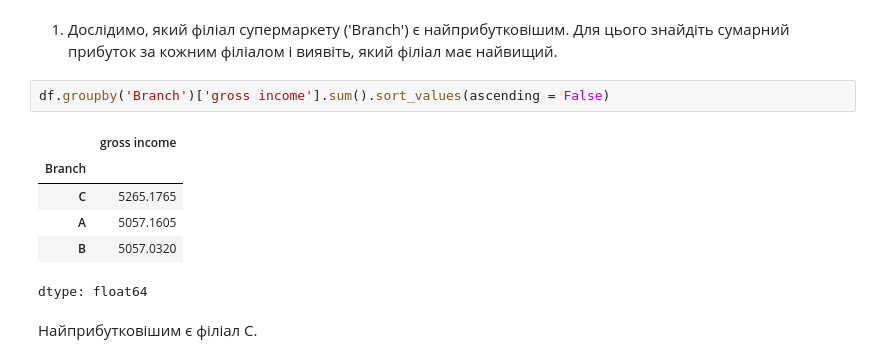
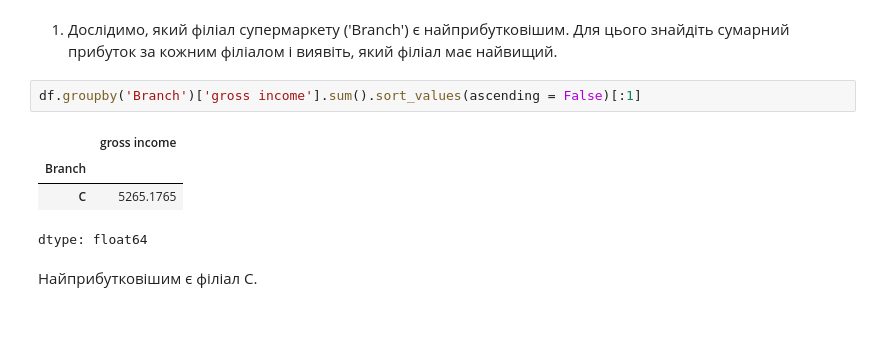
Before and after one commit to YanaGrytsiyenko/home_task_for_course, a Jupyter notebook: HW_3_4_apply_groupby_pivot_table.ipynb, the cells around one changed output. Drawn from its saved outputs; the diff is of its cells as text; blank space fills up the shorter version.

```diff
--- a/HW_3_4_apply_groupby_pivot_table.ipynb
+++ b/HW_3_4_apply_groupby_pivot_table.ipynb
@@ -15,13 +15,11 @@ Mounted at /content/drive
 # %% [markdown]
 1. Дослідимо, який філіал супермаркету ('Branch') є найприбутковішим. Для цього знайдіть сумарний прибуток за кожним філіалом і виявіть, який філіал має найвищий.
 # %%
-df.groupby('Branch')['gross income'].sum().sort_values(ascending = False)
+df.groupby('Branch')['gross income'].sum().sort_values(ascending = False)[:1]
 # %% [output]
 |  | gross income |
 | Branch |  |
 | C | 5265.1765 |
-| A | 5057.1605 |
-| B | 5057.0320 |
 dtype: float64
 # %% [markdown]
 Найприбутковішим є філіал С.
```
Also changed, not shown: parts of 4 cells of this notebook.
